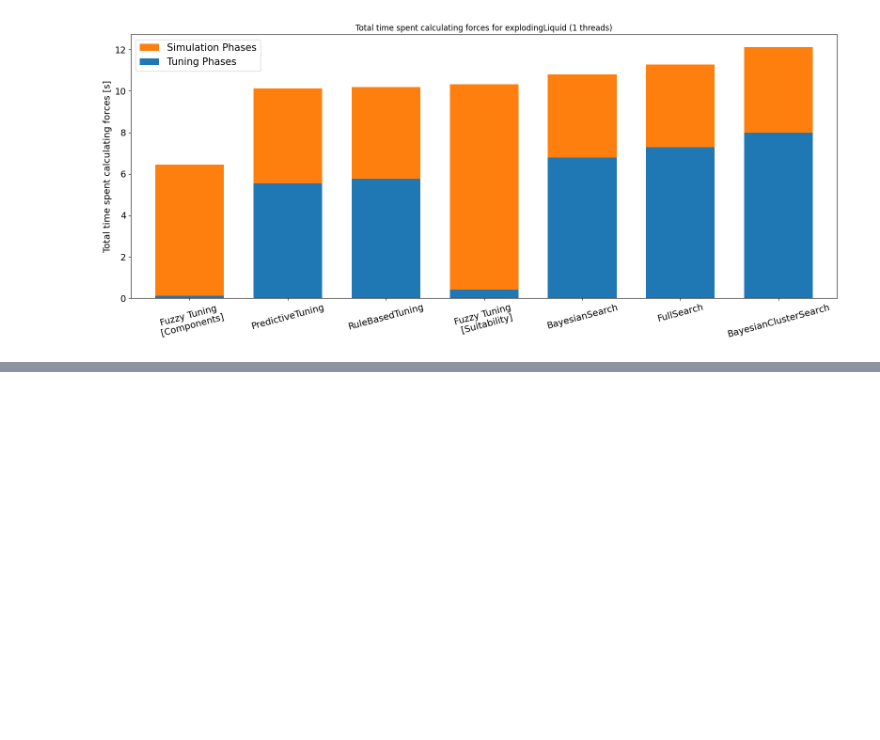
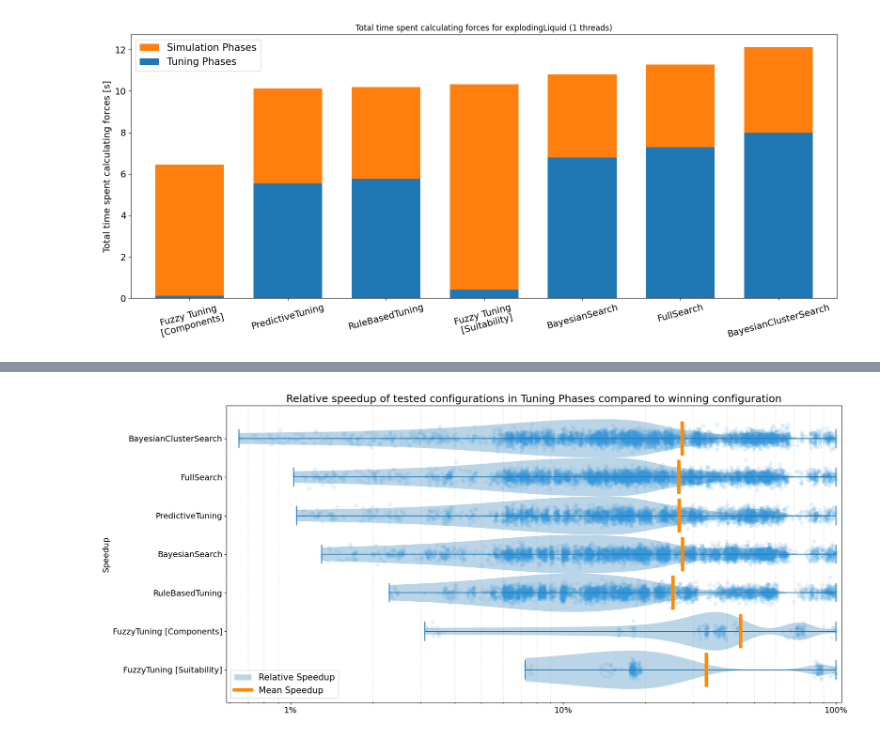
Before and after one commit to ManuelLerchner/AutoPas-FuzzyTuning-Bachelor-Thesis, a Jupyter notebook: data-analysis/benchmark/cluster/explodingLiquidBiggerSpacing/plot-timings.ipynb, the cells around one changed output, grey strips where cells are left out. Cells and saved outputs as stored; diff of their text form; code cells hidden in the pictures; blank space fills up the shorter version.

```diff
--- a/data-analysis/benchmark/cluster/explodingLiquidBiggerSpacing/plot-timings.ipynb
+++ b/data-analysis/benchmark/cluster/explodingLiquidBiggerSpacing/plot-timings.ipynb
@@ -381,0 +389,99 @@ for scenario, s_data in data.items():
+# %%
+from matplotlib.lines import Line2D
+import matplotlib.pyplot as plt
+from matplotlib.ticker import PercentFormatter
+import seaborn as sns
+import pandas as pd
+import numpy as np
+
+
+for scenario, s_data in data.items():
+
+    for threads, r_data in sorted(s_data.items(), key=lambda x: x[0]):
+        min_speedup = 1
+        speedups = {}
+        algorithms = []
+
+        def calc_speedup(x): return x.min() / x
+
+        # Collect data, sort by lowest speedup for tuning phase
+        for tuning_algorithm, logs in sorted(r_data.items(), key=lambda x: calc_speedup(x[1]["iterationPerformance"]["iteratePairwiseTotal[ns]"]).min(), reverse=True):
+            algorithms.append(tuning_algorithm)
+            iteration_data = logs["iterationPerformance"]
+            tuning_iterations = iteration_data[iteration_data["inTuningPhase"] == True]
+
+            speedups[tuning_algorithm] = {
+                "Speedup": calc_speedup(tuning_iterations["iteratePairwiseTotal[ns]"])
+            }
+
+            min_speedup = min(
+                min_speedup, speedups[tuning_algorithm]["Speedup"].min())
+
+        fig, ax = plt.subplots(figsize=(18, 8))
+
+        positions = range(0, len(algorithms))
+        width = 1  # Increased width of boxes
+
+        bp_tuning = ax.violinplot([speedups[alg]["Speedup"]
+                                   for alg in algorithms],
+                                  positions=[p for p in positions],
+                                  widths=width, vert=False)
+
+        for i, alg in enumerate(algorithms):
+            add_jittered_points(
+                speedups[alg]["Speedup"], positions[i], '#3498db', vert=False, alpha=0.1)
+        # add median lines
+        for i, alg in enumerate(algorithms):
+            mean = speedups[alg]["Speedup"].mean()
+            ax.plot([mean, mean], [positions[i] - 0.4, positions[i] + 0.4],
+                    color='darkorange', linewidth=6)
+
+        # Increase font sizes
+        plt.title(
+            'Relative speedup of tested configurations in Tuning Phases compared to winning configuration', fontsize=18)
+        ax.set_ylabel('Speedup', fontsize=16)
+
+        # Rotate x-axis labels
+
+        # Use more distinct colors
+        for box in bp_tuning['bodies']:
+            box.set(facecolor='#1f77b4')
+
+        ax.set_yticks(positions)
+
+        ax.set_yticklabels(algorithms)
+
+        # minor grid lines on y
+        ax.yaxis.grid(True, linestyle=':', which='minor',
+                      color='grey', alpha=.25)
+
+        # Add legend
+        ax.legend([bp_tuning["bodies"][0], Line2D([0], [0], color='darkorange', lw=6)],
+                  ["Relative Speedup", "Mean Speedup"], fontsize=15)
+
+        # Logarithmic y-axis
+        ax.set_xscale('log')
+
+        # more grid lines
+        ax.xaxis.grid(True, linestyle='--', which='minor',
+                      color='grey', alpha=.25)
+
+        ax.yaxis.set_tick_params(labelsize=14)
+        ax.xaxis.set_tick_params(labelsize=14)
+        # make axis title bigger
+
+        ax.yaxis.label.set_size(14)
+
+        fig.tight_layout()
+
+        fig.savefig(f"tuning_phase_speedup_{scenario}_{threads}.png", dpi=300)
+
+        # limit x axis to 1
+        ax.set_xlim(min_speedup*0.9, 1.05)
+
+        # y label percent
+        ax.xaxis.set_major_formatter(PercentFormatter(xmax=1))
+
+        fig.savefig(f"tuning_phase_speedup_{scenario}_{threads}_zoomed.png", dpi=300)
+# %% [output]
+[figure, added]
```
Also changed, not shown: parts of 2 cells of this notebook, 17 other files.
